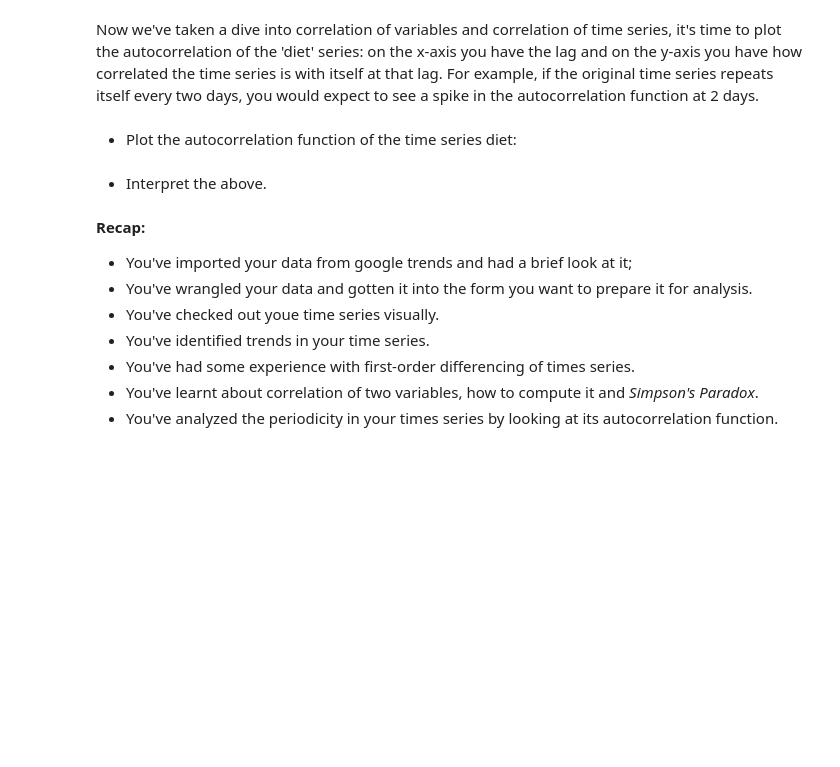
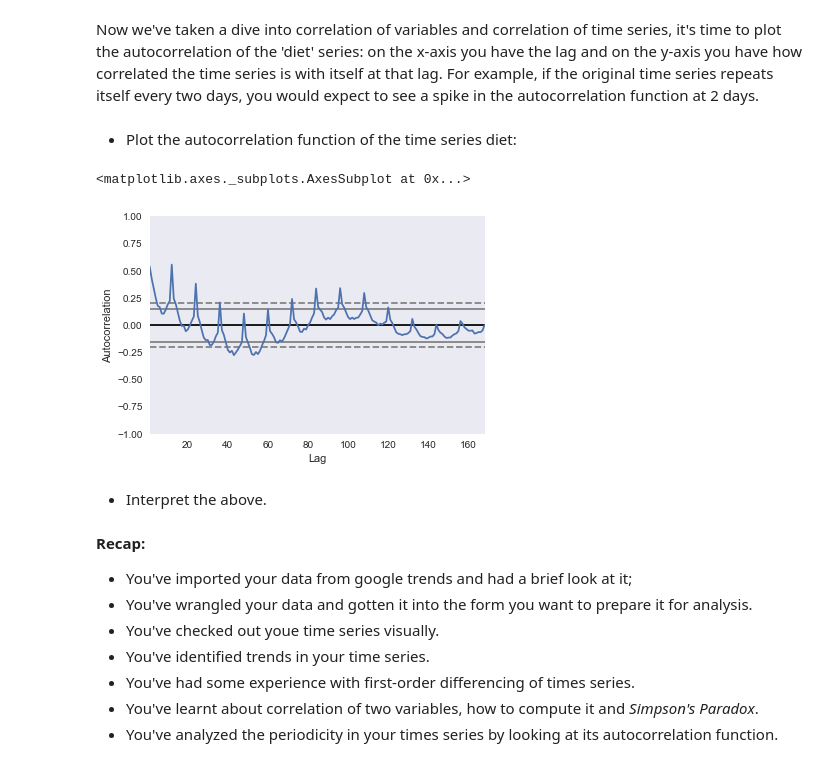
Before and after one commit to ajinkyapuar/datacamp_facebook_live_ny_resolution, a Jupyter notebook: New_Years_Resolutions_Workshop.ipynb, the cells around one changed output. Saved outputs shown, nothing was run; the diff lists cells and outputs as text; code cells hidden in the pictures; blank space fills up the shorter version.

Commit message:
diet autocorrelation plot

```diff
--- a/New_Years_Resolutions_Workshop.ipynb
+++ b/New_Years_Resolutions_Workshop.ipynb
@@ -342,3 +340,8 @@ ____
+# %%
+pd.plotting.autocorrelation_plot(diet)
+# %% [output]
+<matplotlib.axes._subplots.AxesSubplot at 0x...>
+[figure, added]
 # %% [markdown]
 * Interpret the above.
 # %% [markdown]
```
Also changed, not shown: parts of 1 cell of this notebook.
